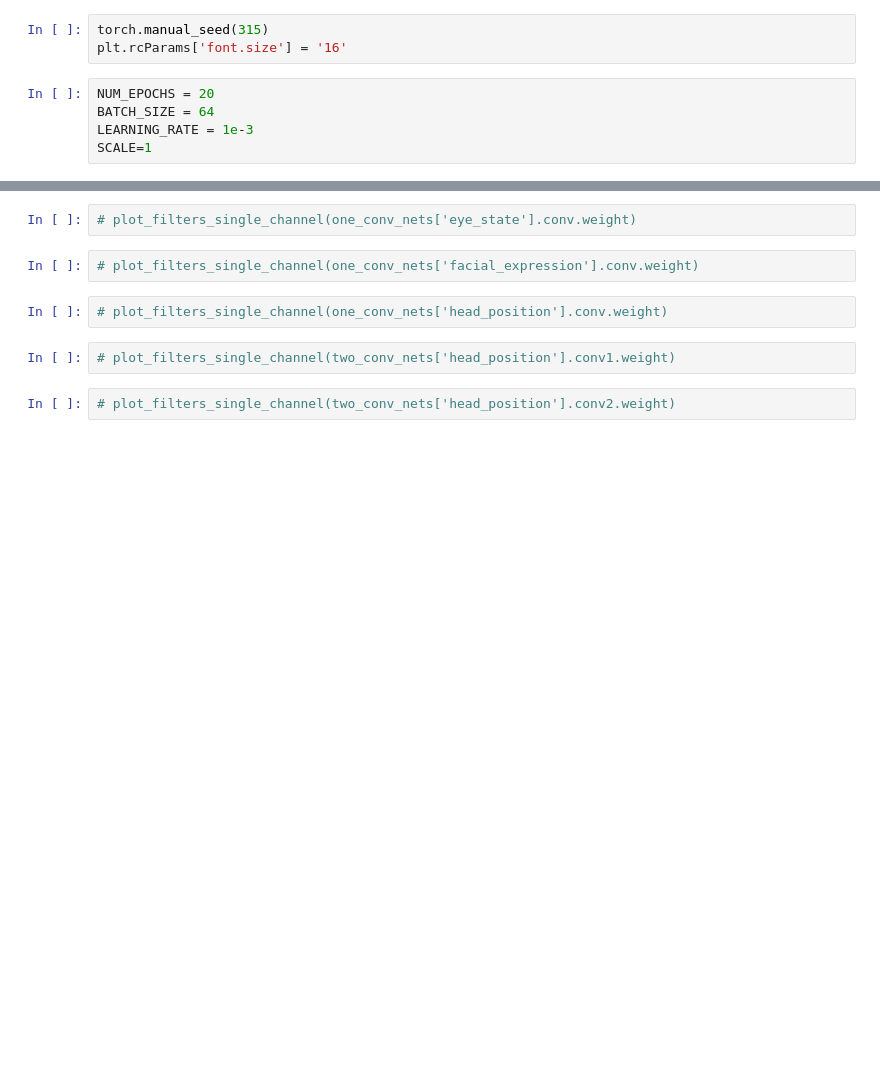
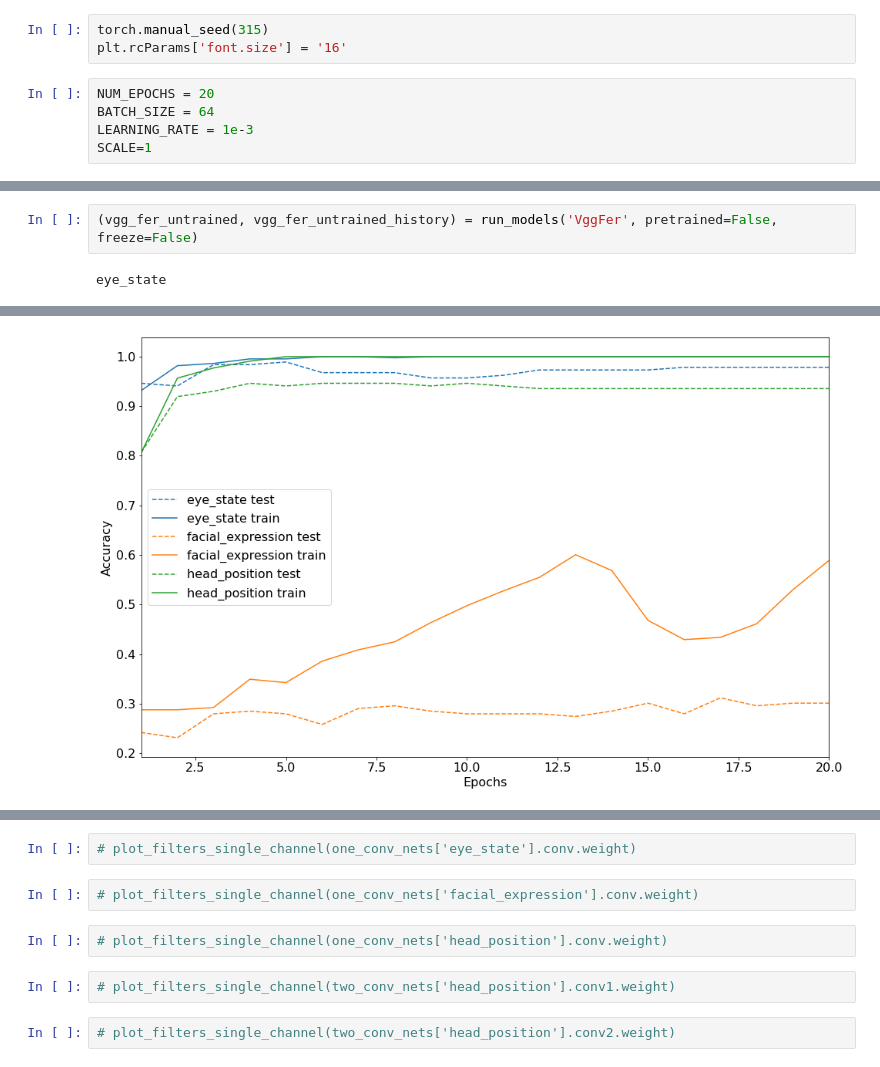
Before and after one commit to karenfeng/eigenfaces, a Jupyter notebook: ipynb/neural_network.ipynb, the cells around one changed output, grey strips where cells are left out. Cells and saved outputs as stored; diff of their text form; blank space fills up the shorter version.

```diff
--- a/ipynb/neural_network.ipynb
+++ b/ipynb/neural_network.ipynb
@@ -379,0 +477,4 @@ Epoch [20/20],  Train Accuracy 84.41%,  Test Accuracy 62.33%
+# %%
+(vgg_fer_untrained, vgg_fer_untrained_history) = run_models('VggFer', pretrained=False, freeze=False)
+# %% [output]
+eye_state
@@ -379,0 +498 @@ Epoch [20/20],  Train Accuracy 84.41%,  Test Accuracy 62.33%
+[figure, added]
```
Also changed, not shown: parts of 50 cells of this notebook, 1 other file.
